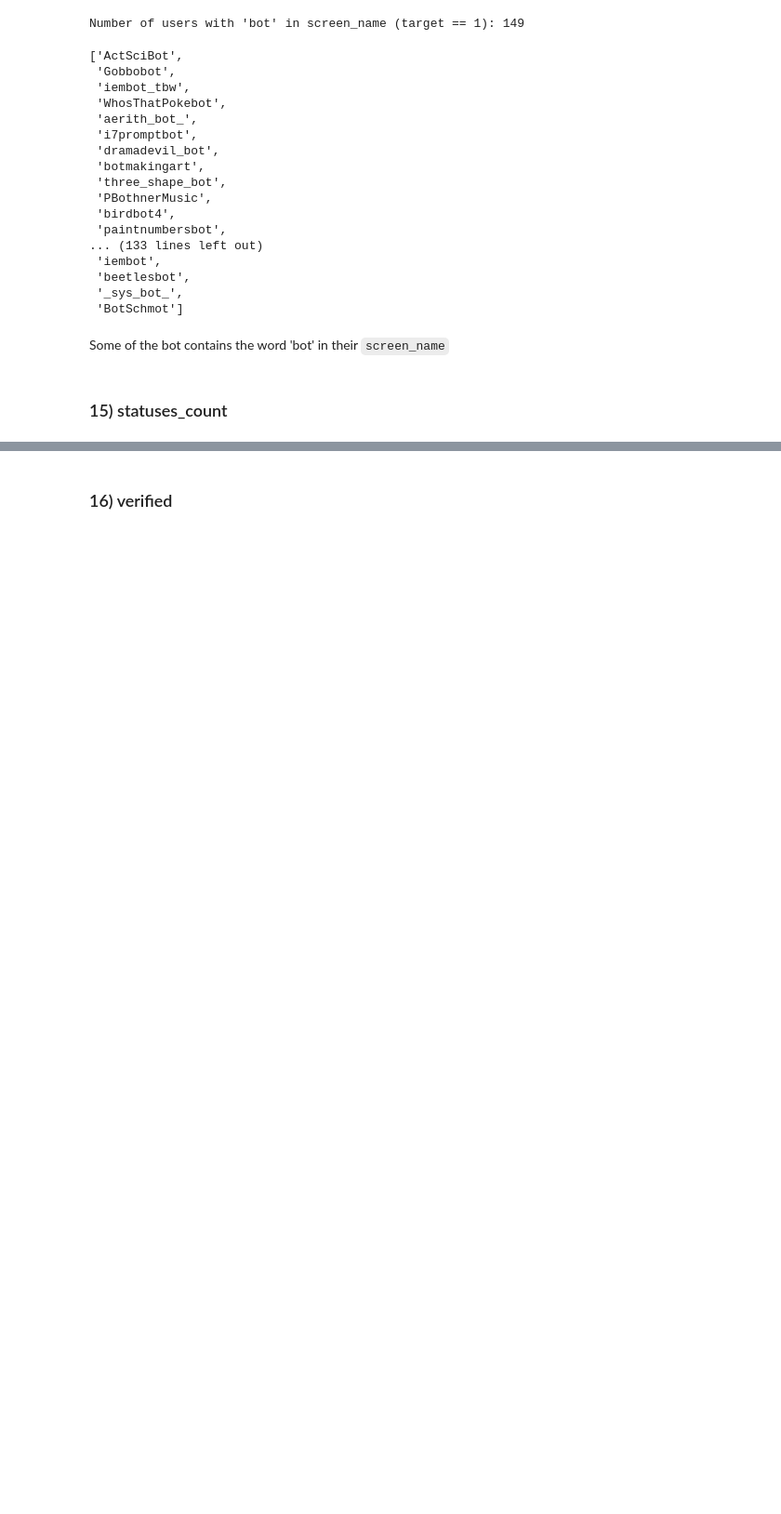
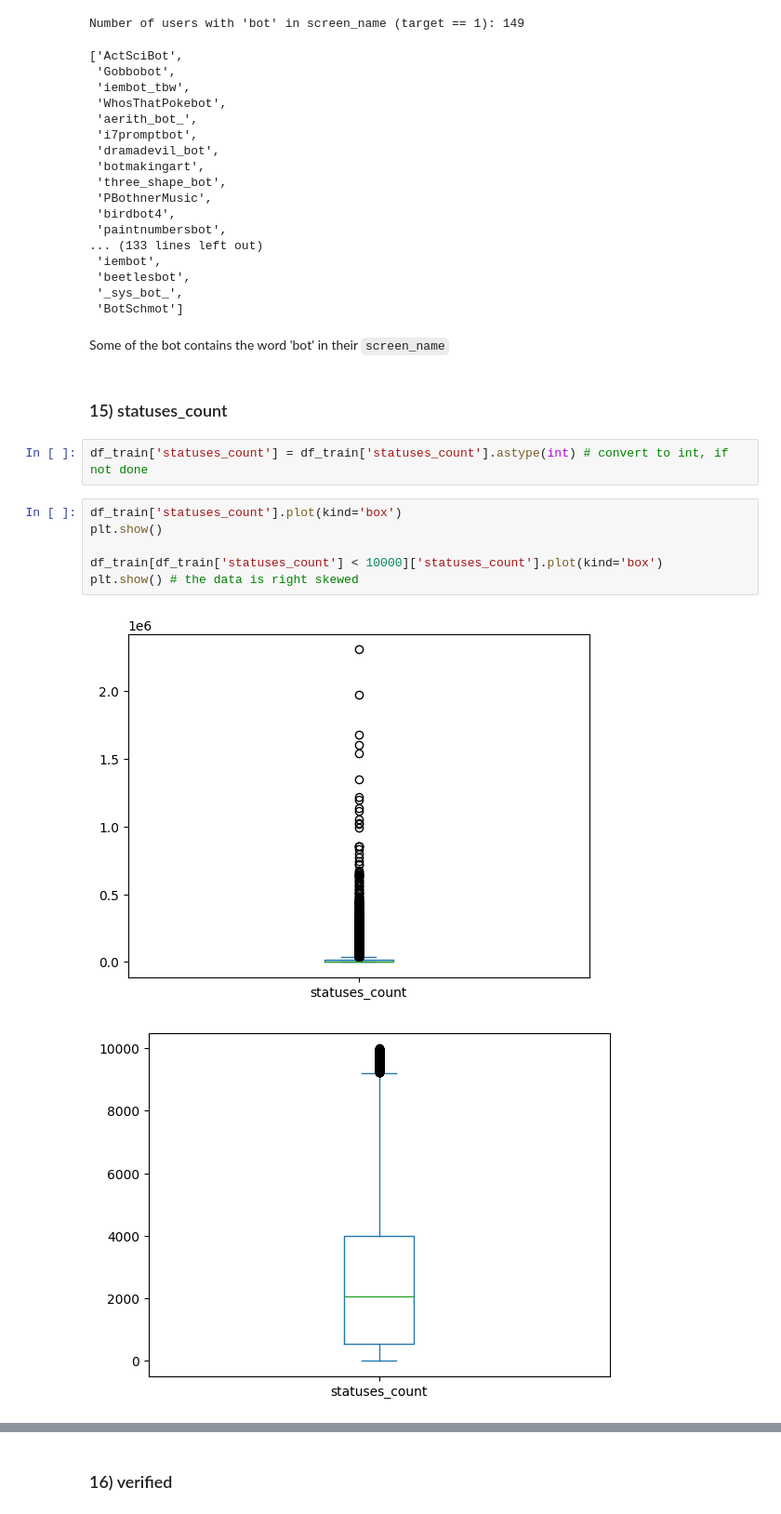
Before and after one commit to alexanderwilly/TwitterVerse_BotDetection, a Jupyter notebook: EDA.ipynb, the cells around one changed output, grey strips where cells are left out. Shown at 93% size. Saved outputs shown, nothing was run; the diff lists cells and outputs as text; blank space fills up the shorter version.

```diff
--- a/EDA.ipynb
+++ b/EDA.ipynb
@@ -858,3 +858,14 @@ Number of users with 'bot' in screen_name (target == 1): 149
 Some of the bot contains the word 'bot' in their `screen_name`
 # %% [markdown]
 ### 15) statuses_count
+# %%
+df_train['statuses_count'] = df_train['statuses_count'].astype(int) # convert to int, if not done
+# %%
+df_train['statuses_count'].plot(kind='box')
+plt.show()
+
+df_train[df_train['statuses_count'] < 10000]['statuses_count'].plot(kind='box')
+plt.show() # the data is right skewed
+# %% [output]
+[figure, added]
+[figure, added]
```
Also changed, not shown: parts of 24 cells of this notebook.
